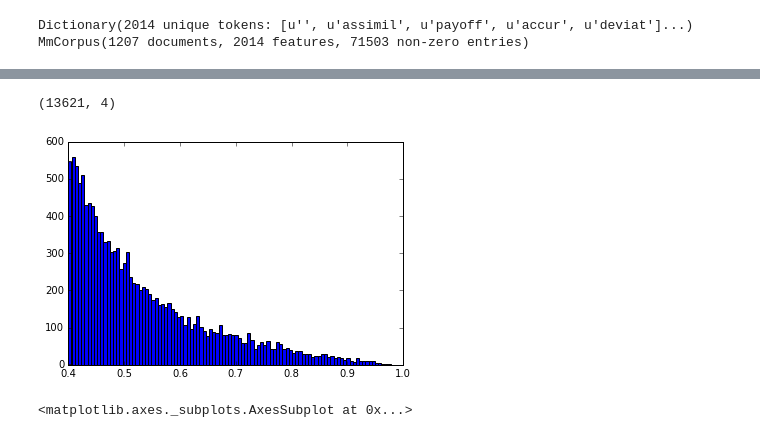
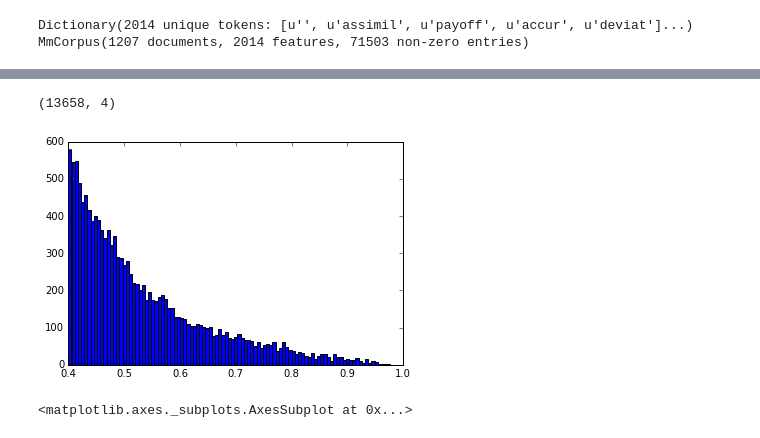
Before and after one commit to Moqri/KnowledgeMap, a Jupyter notebook: analysis/lsi.ipynb, the cells around one changed output, grey strips where cells are left out. Drawn from its saved outputs; the diff is of its cells as text; code cells hidden in the pictures.

```diff
--- a/analysis/lsi.ipynb
+++ b/analysis/lsi.ipynb
@@ -89,15 +74,15 @@ sims()
 # %%
-df=pd.read_csv('lsi.csv')
-df=df[df.weight>.4]
-df.shape
+lsi_df=pd.read_csv('..\csv\lsi.csv')
+lsi_df=lsi_df[lsi_df.weight>.4]
+lsi_df.shape
 # %% [output]
-(13621, 4)
+(13658, 4)
 # %%
 import numpy as np
-l=df.weight
+l=lsi_df.weight
 hist=plt.hist(l,101)
 # %% [output]
-[figure, old version]
+[figure, new version]
 # %%
 l=l.sort_values()
 l=l.reset_index(drop=True)
```
Also changed, not shown: parts of 16 cells of this notebook, 12 other files.
